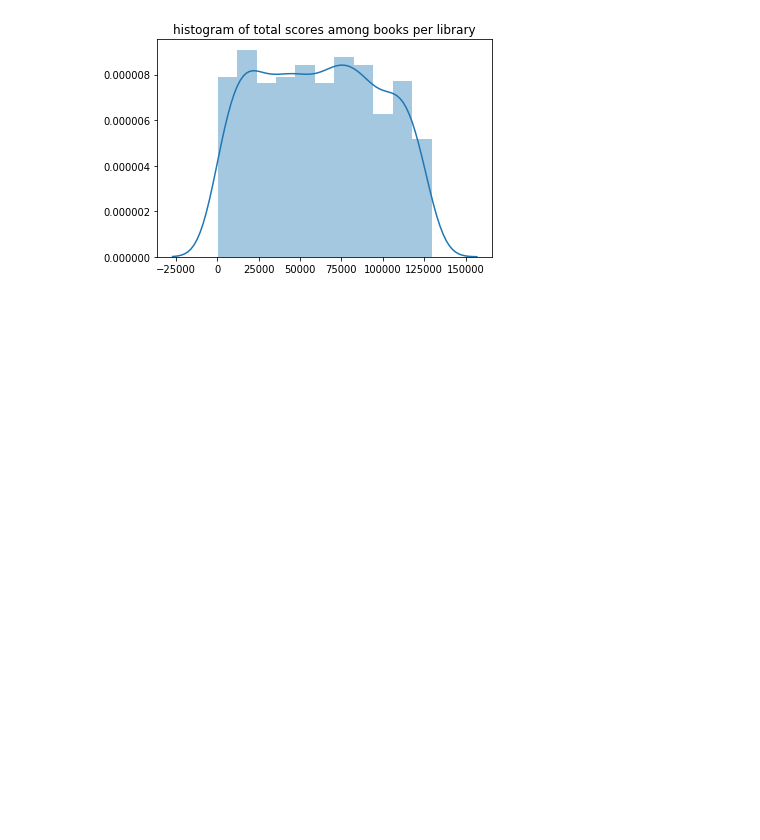
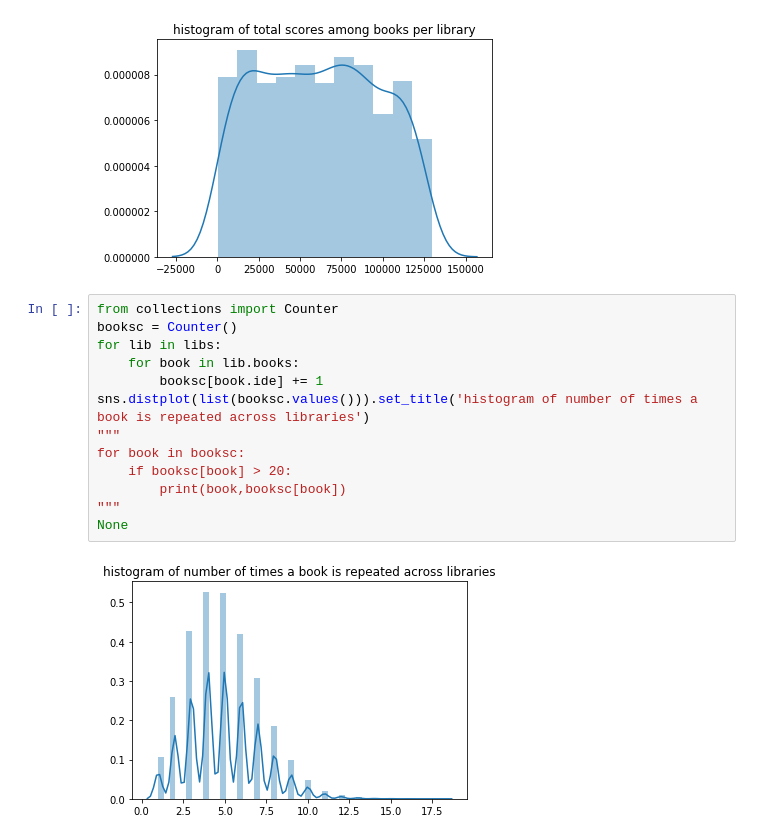
Before and after one commit to yoann-dufresne/BlaNiRaYo, a Jupyter notebook: data/viz.ipynb, the cells around one changed output. Cells and saved outputs as stored; diff of their text form; blank space fills up the shorter version.

```diff
--- a/data/viz.ipynb
+++ b/data/viz.ipynb
@@ -85,3 +85,18 @@ sns.distplot(sum_lib_books_scores).set_title('histogram of total scores among bo
 # %% [output]
 Text(0.5, 1.0, 'histogram of total scores among books per library')
 [figure]
+# %%
+from collections import Counter
+booksc = Counter()
+for lib in libs:
+    for book in lib.books:
+        booksc[book.ide] += 1
+sns.distplot(list(booksc.values())).set_title('histogram of number of times a book is repeated across libraries')
+"""
+for book in booksc:
+    if booksc[book] > 20:
+        print(book,booksc[book])
+"""
+None
+# %% [output]
+[figure, added]
```
Also changed, not shown: parts of 3 cells of this notebook, 3 other files.
